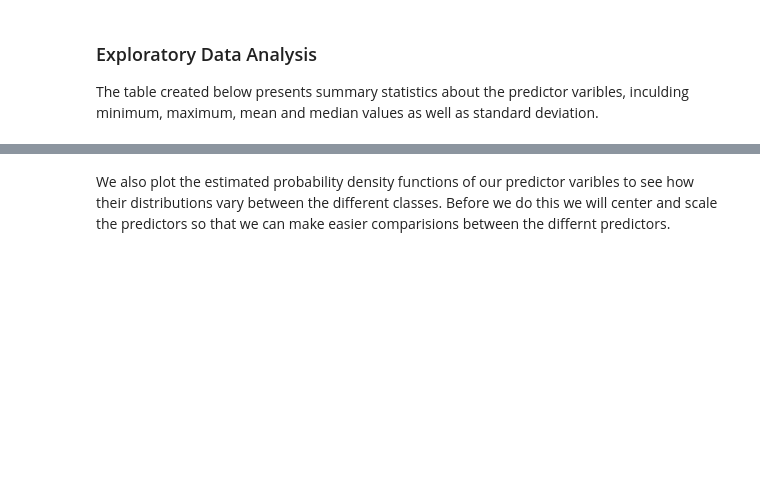
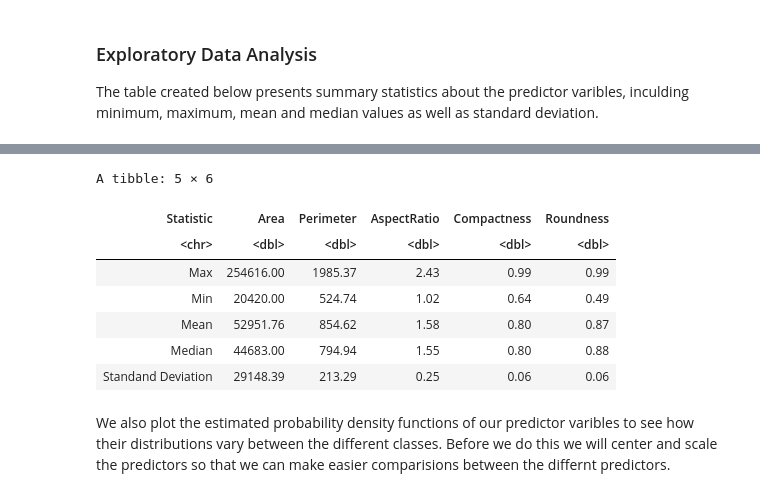
Before and after one commit to EdwardWangDataScience/Project_Proposal_Group_24, a Jupyter notebook: main/Group_Project_Proposal.ipynb, the cells around one changed output, grey strips where cells are left out. Drawn from its saved outputs; the diff is of its cells as text; code cells hidden in the pictures; blank space fills up the shorter version.

Commit message:
Table added to Project Proposal

```diff
--- a/main/Group_Project_Proposal.ipynb
+++ b/main/Group_Project_Proposal.ipynb
@@ -154,3 +102,36 @@ Predictors        Maximum        Mean      Median     Minimum
+# %%
+max_values <- beans_train %>%
+                summarize(across(Area:Roundness, max)) %>%
+                round(2)
+min_values <- beans_train %>%
+                summarize(across(Area:Roundness, min)) %>%
+                round(2)
+mean_values <- beans_train %>%
+                summarize(across(Area:Roundness, mean))%>%
+                round(2)
+median_values <- beans_train %>%
+                summarize(across(Area:Roundness, median)) %>%
+                round(2)
+sd_values <- beans_train %>%
+                summarize(across(Area:Roundness, sd)) %>%
+                round(2)
+
+
+summary_stats <- rbind(max_values, min_values, mean_values, median_values, sd_values)
+
+summary_stats <- mutate(summary_stats, Statistic = c("Max", "Min", "Mean", "Median", "Standand Deviation"))
+
+summary_stats <- summary_stats[, c(6,1,2,3,4,5)]
+summary_stats
+# %% [output]
+A tibble: 5 × 6
+| Statistic | Area | Perimeter | AspectRatio | Compactness | Roundness |
+| <chr> | <dbl> | <dbl> | <dbl> | <dbl> | <dbl> |
+| Max | 254616.00 | 1985.37 | 2.43 | 0.99 | 0.99 |
+| Min | 20420.00 | 524.74 | 1.02 | 0.64 | 0.49 |
+| Mean | 52951.76 | 854.62 | 1.58 | 0.80 | 0.87 |
+| Median | 44683.00 | 794.94 | 1.55 | 0.80 | 0.88 |
+| Standand Deviation | 29148.39 | 213.29 | 0.25 | 0.06 | 0.06 |
 # %% [markdown]
 We also plot the estimated probability density functions of our predictor varibles to see how their distributions vary between the different classes. Before we do this we will center and scale the predictors so that we can make easier comparisions between the differnt predictors.
 # %%
```
Also changed, not shown: parts of 6 cells of this notebook.
